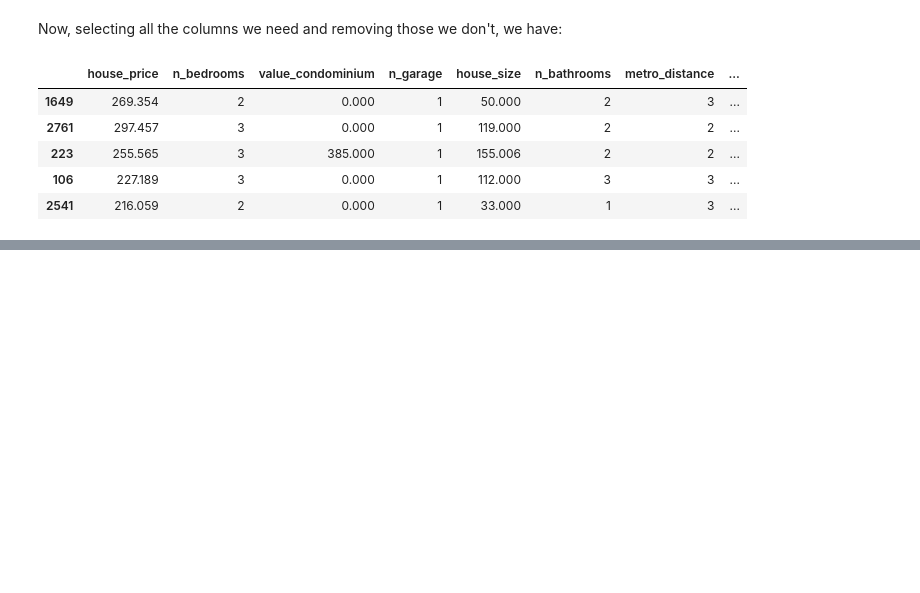
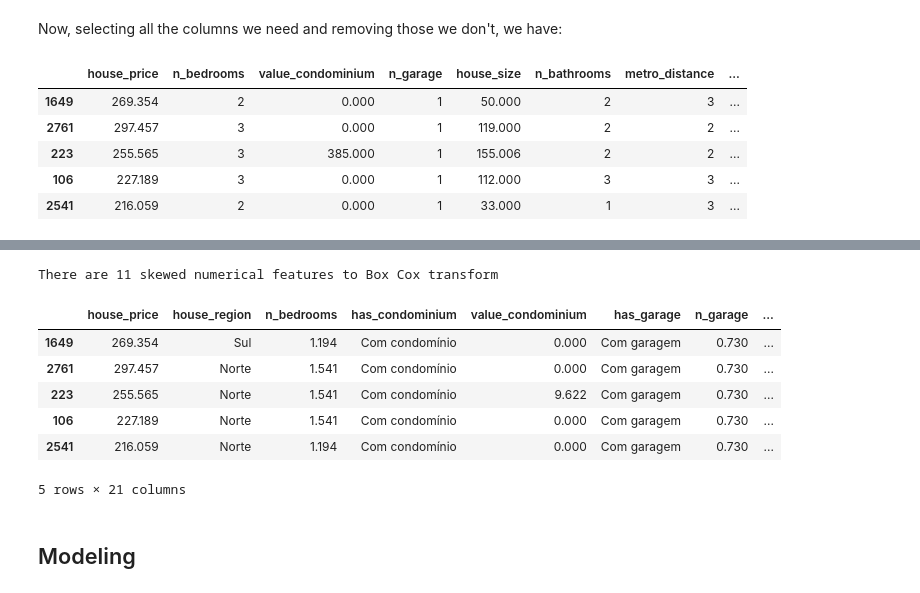
Before and after one commit to davi-santos/samambaia-house-price-prediction, a Jupyter notebook: Machine Learning Models.ipynb, the cells around one changed output, grey strips where cells are left out. Saved outputs shown, nothing was run; the diff lists cells and outputs as text; code cells hidden in the pictures; blank space fills up the shorter version.

```diff
--- a/Machine Learning Models.ipynb
+++ b/Machine Learning Models.ipynb
@@ -558,3 +558,11 @@ train_df[cols].head()
 | 223 | 255.565 | 3 | 385.000 | 1 | 155.006 | 2 | 2 | ... |
 | 106 | 227.189 | 3 | 0.000 | 1 | 112.000 | 3 | 3 | ... |
 | 2541 | 216.059 | 2 | 0.000 | 1 | 33.000 | 1 | 3 | ... |
+# %%
+numeric_feats = train_df.iloc[:, 1:].dtypes[train_df.dtypes != "object"].index
+
+# Check the skew of all numerical features
+skewed_feats = train_df[numeric_feats].apply(lambda x: skew(x.dropna())).sort_values(ascending=False)
+print("\nSkew in numerical features: \n")
+skewness = pd.DataFrame({'Skew' :skewed_feats})
+skewness.head(10)
@@ -560,0 +582,24 @@ train_df[cols].head()
+# %%
+skewness = skewness[abs(skewness) > 1]
+print("There are {} skewed numerical features to Box Cox transform".format(skewness.shape[0]))
+
+from scipy.special import boxcox1p
+skewed_features = skewness.index
+lam = 0.15
+for feat in skewed_features:
+    #all_data[feat] += 1
+    train_df[feat] = boxcox1p(train_df[feat], lam)
+# %% [output]
+There are 11 skewed numerical features to Box Cox transform
+# %%
+train_df.head()
+# %% [output]
+|  | house_price | house_region | n_bedrooms | has_condominium | value_condominium | has_garage | n_garage | ... |
+| 1649 | 269.354 | Sul | 1.194 | Com condomínio | 0.000 | Com garagem | 0.730 | ... |
+| 2761 | 297.457 | Norte | 1.541 | Com condomínio | 0.000 | Com garagem | 0.730 | ... |
+| 223 | 255.565 | Norte | 1.541 | Com condomínio | 9.622 | Com garagem | 0.730 | ... |
+| 106 | 227.189 | Norte | 1.541 | Com condomínio | 0.000 | Com garagem | 0.730 | ... |
+| 2541 | 216.059 | Norte | 1.194 | Com condomínio | 0.000 | Com garagem | 0.730 | ... |
+5 rows × 21 columns
+# %% [markdown]
+## Modeling
```
Also changed, not shown: parts of 3 cells of this notebook, 2 other files.
